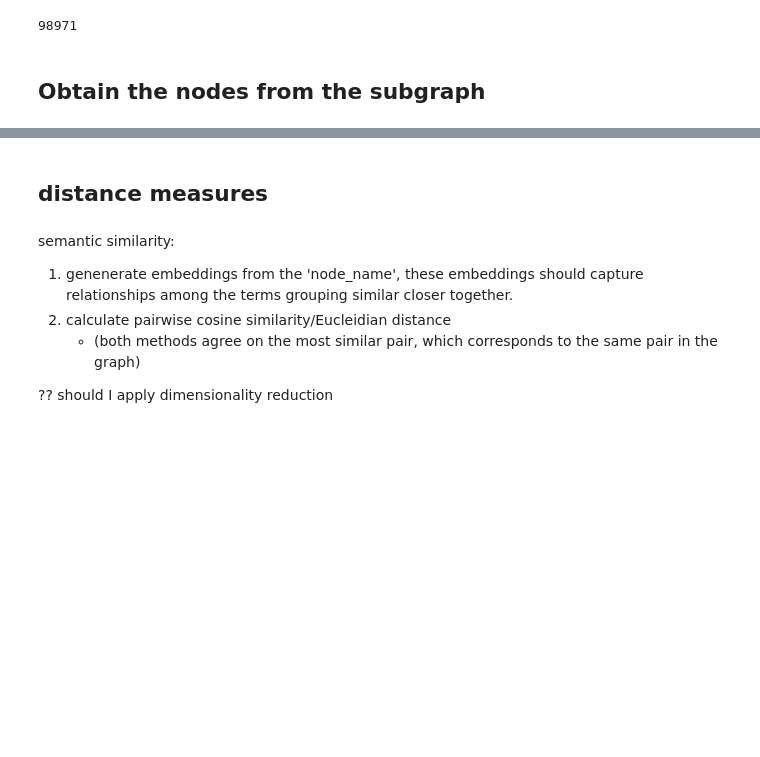
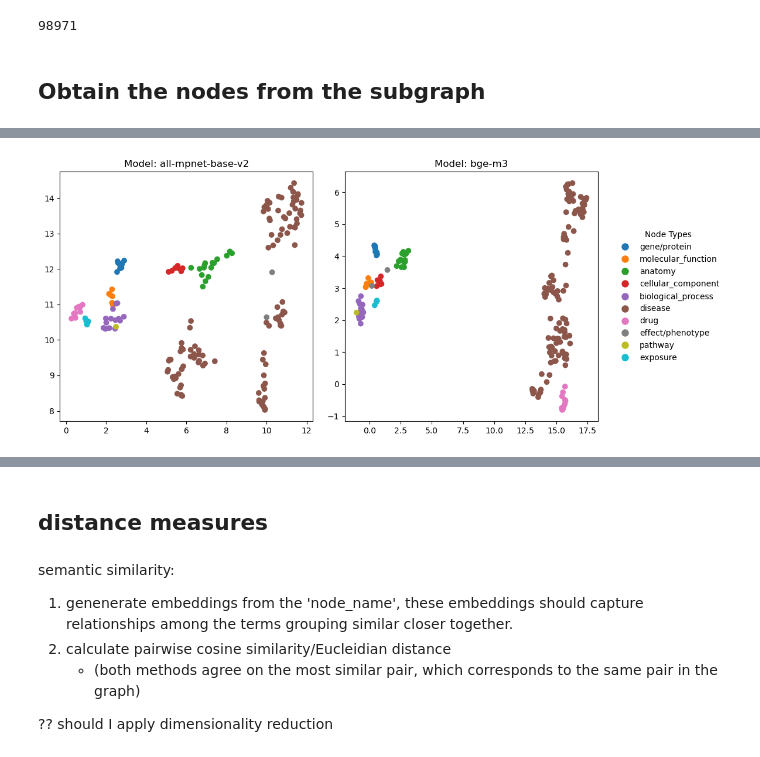
Before and after one commit to laurasck14/KG-RAG, a Jupyter notebook: embedding_evaluation.ipynb, the cells around one changed output, grey strips where cells are left out. Cells and saved outputs as stored; diff of their text form; code cells hidden in the pictures; blank space fills up the shorter version.

Commit message:
plot with the two models only and table with MTEB results

```diff
--- a/embedding_evaluation.ipynb
+++ b/embedding_evaluation.ipynb
@@ -16,14 +12,16 @@ from llama_index.core.schema import NodeRelationship
 # %%
-model_names = {"BAAI/bge-small-en-v1.5",
-              "all-mpnet-base-v2",
+model_names = { "BAAI/bge-small-en-v1.5",
+                "all-mpnet-base-v2",
                 "BAAI/bge-m3",
                 "all-MiniLM-L6-v2",
                 "all-MiniLM-L12-v2"}
 
-tasks  = mteb.get_tasks(task_types=["Retrieval"], languages=["eng"], domains=["Medical"]) # tasks=["MedicalQARetrieval", "PublicHealthQA"]
+tasks = mteb.get_tasks(tasks=["MedicalQARetrieval", "NFCorpus", "CUREv1", "MedrxivClusteringP2P.v2", "MedrxivClusteringS2S.v2"], languages=["eng"], domains=["Medical"]) #
 evaluation = MTEB(tasks)
 # %%
 for name in model_names:
     model = SentenceTransformer(name)
     evaluation = MTEB(tasks)
+    if "BAAI/" in name:
+        name = name.replace("BAAI/", "")
     results = evaluation.run(model, output_folder=f"results/{name}")
@@ -98,3 +71,15 @@ plt.show()
+# %%
+latex = results_df.to_latex(
+    index=False,
+    column_format='|l|l||c|c|c|c|c|',
+    position="htbp",  # The preferred positions where the table should be placed in the document ('here', 'top', 'bottom', 'page')
+    escape=False,  # Do not escape special characters
+    float_format="{:0.4f}".format,  # Format floating-point numbers to 4 decimal places
+    caption="Results of MTEB tasks for different models",  # Caption for the table
+    label="tab:mteb_results",  # Label for referencing the table in LaTeX
+)
+with open(os.path.expanduser("~/scratch-llm/results/latex_table.txt"), "w") as f:
+    f.write(latex)
 # %% [markdown]
 # Generate subgraph
 # %%
@@ -298,0 +251,69 @@ plt.show()
+# %%
+import matplotlib.pyplot as plt
+from matplotlib.gridspec import GridSpec
+
+def plot_subgraph_with_legend(subgraph_nodes, embedding_files):
+    """
+    Plot two subgraphs side by side with a single legend to the right.
+    """
+    # Create a figure with a GridSpec layout
+    fig = plt.figure(figsize=(12, 5))  # Adjust figure size for better readability
+    gs = GridSpec(1, 3, width_ratios=[1, 1, 0.3])  # Two plots and one space for the legend
+
+    # Dictionary to collect labels and colors for the single legend
+    label_to_num_global = {}
+
+    # Iterate over embedding files and create two subplots
+    for i, embedding_file in enumerate(embedding_files[:2]):  # Limit to two plots
+        print(f"Loading file: {embedding_file}")
+        # Load the embeddings for the current model
+        with open(os.path.expanduser(f'~/scratch-llm/storage/nodes/{embedding_file}'), 'rb') as f:
+            all_nodes_embedded = pickle.load(f)
+
+        # Generate the subgraph
+        subgraph_nodes = generate_subgraph(all_nodes_embedded)
+
+        # Extract embeddings and labels
+        embeddings = np.array([node.embedding for node in subgraph_nodes])
+        labels = [node.metadata['node_type'] for node in subgraph_nodes]
+
+        # Perform UMAP dimensionality reduction
+        reducer = umap.UMAP(n_components=2, random_state=42)
+        reduced_embeddings = reducer.fit_transform(embeddings)
+
+        # Convert labels to numerical values for coloring
+        for label in labels:
+            if label not in label_to_num_global:
+                label_to_num_global[label] = len(label_to_num_global)
+        numeric_labels = [label_to_num_global[label] for label in labels]
+
+        # Create a subplot for the current embedding file
+        ax = fig.add_subplot(gs[i])
+        scatter = ax.scatter(reduced_embeddings[:, 0], reduced_embeddings[:, 1], c=numeric_labels, cmap='tab10')
+
+        if ".pkl" in embedding_file:
+            embedding_file = embedding_file.replace(".pkl", "")
+            embedding_file = embedding_file.replace("all_nodes_", "")
+        ax.set_title(f"Model: {embedding_file.split('/')[-1]}")
+
+    # Create a single legend in the third column
+    legend_labels = list(label_to_num_global.keys())
+    handles = [plt.Line2D([0], [0], marker='o', color='w', markerfacecolor=scatter.cmap(label_to_num_global[label]), markersize=10) for label in legend_labels]
+    legend_ax = fig.add_subplot(gs[2])
+    legend_ax.axis('off')  # Turn off the axis for the legend space
+    legend_ax.legend(handles, legend_labels, title="Node Types", loc="center", frameon=False)
+
+    plt.tight_layout()
+    plt.show()
+
+embedding_files = [
+    "all_nodes_all-mpnet-base-v2.pkl",
+    "all_nodes_bge-m3.pkl",
+    # "all_nodes_bge-small-en-v1.5.pkl",
+    # "all_nodes_all-MiniLM-L6-v2.pkl",
+    # "all_nodes_all-MiniLM-L12-v2.pkl",
+]
+
+# Call the function to plot the subgraph
+plot_subgraph_with_legend(subgraph_nodes=None, embedding_files=embedding_files)
+# %% [output]
@@ -298,0 +322 @@ plt.show()
+[figure, added]
```
Also changed, not shown: parts of 23 cells of this notebook.
